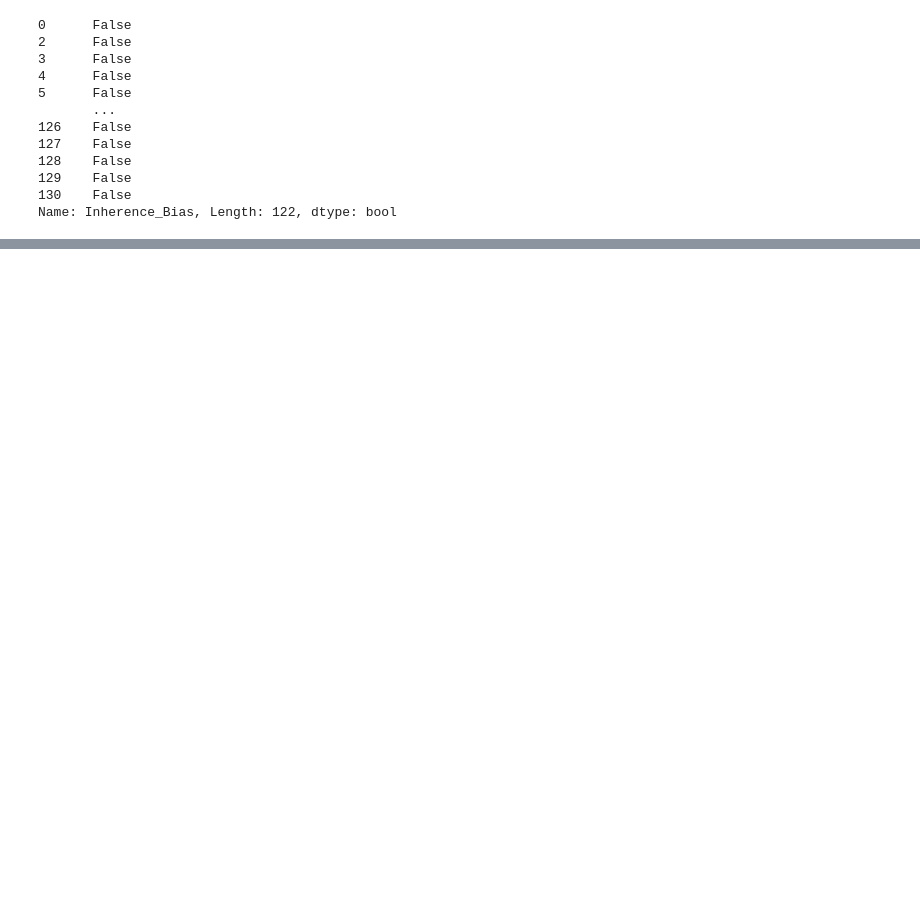
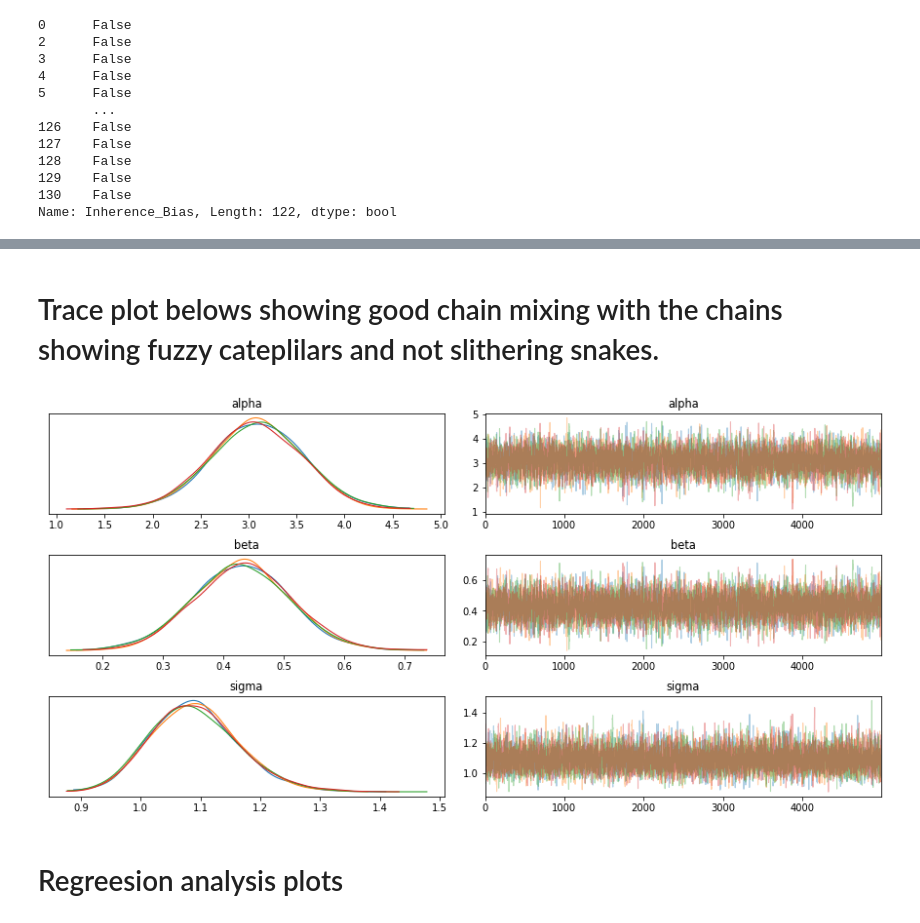
Before and after one commit to Bu807041-1/Statistical-methods-for-research-workers-bayes-for-psychologists-and-neuroscientists, a Jupyter notebook: notebooks/Bayesian Simple Regression.ipynb, the cells around one changed output, grey strips where cells are left out. Saved outputs shown, nothing was run; the diff lists cells and outputs as text; code cells hidden in the pictures; blank space fills up the shorter version.

```diff
--- a/notebooks/Bayesian Simple Regression.ipynb
+++ b/notebooks/Bayesian Simple Regression.ipynb
@@ -149,0 +167,9 @@ az.plot_trace(SR_fit);
+# %% [markdown]
+# Trace plot belows showing good chain mixing with the chains showing fuzzy cateplilars and not slithering snakes.
+# %%
+# Trace plots
+az.plot_trace(fit);
+# %% [output]
+[figure, added]
+# %% [markdown]
+# Regreesion analysis plots
```
Also changed, not shown: parts of 23 cells of this notebook, 2 other files.
